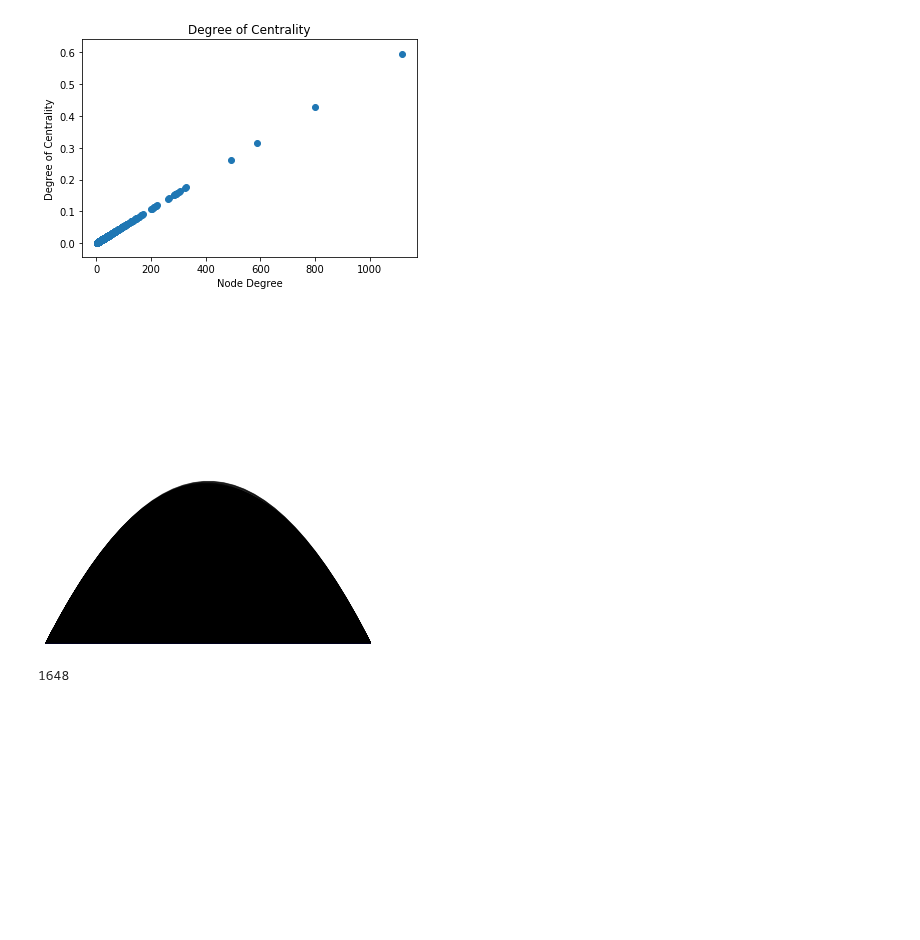
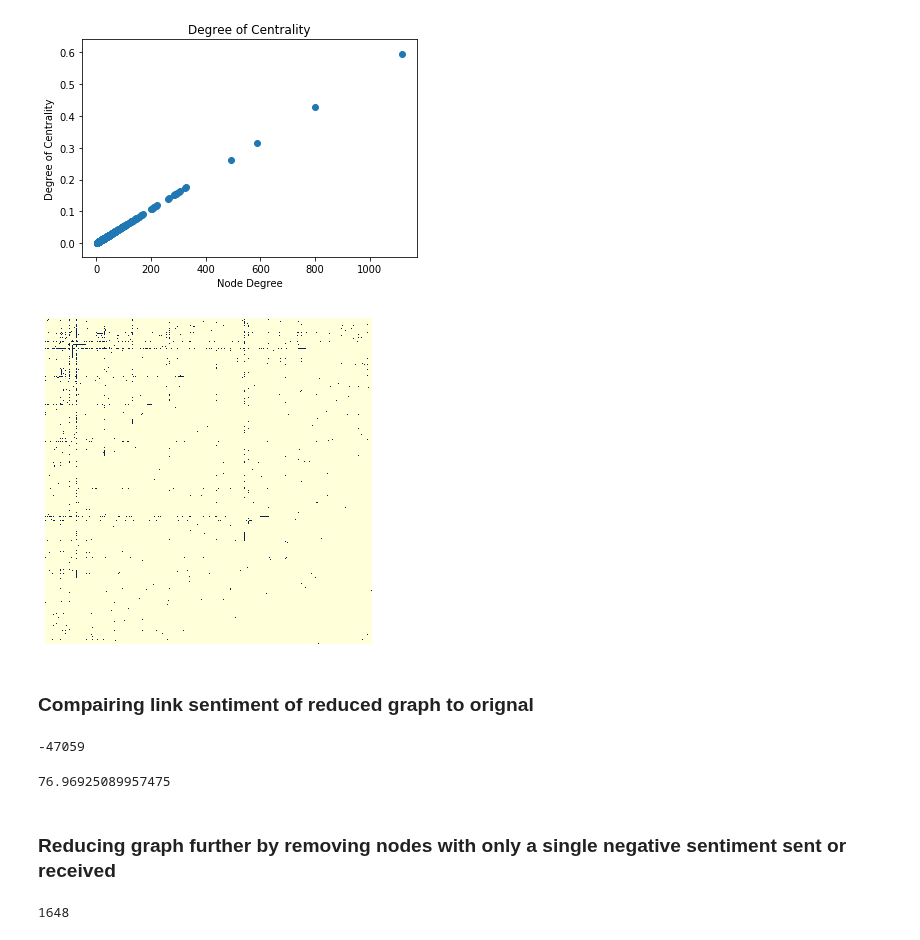
Before and after one commit to maliakber/algorithm-data-model-csc-501, a Jupyter notebook: source/assignment-3/assignment-3-jupnote-maybins.ipynb, the cells around one changed output. Saved outputs shown, nothing was run; the diff lists cells and outputs as text; code cells hidden in the pictures; blank space fills up the shorter version.

```diff
--- a/source/assignment-3/assignment-3-jupnote-maybins.ipynb
+++ b/source/assignment-3/assignment-3-jupnote-maybins.ipynb
@@ -143,10 +204,25 @@ plt.ylabel("Degree of Centrality")
 Text(0, 0.5, 'Degree of Centrality')
 [figure]
 # %%
-gf = nv.ArcPlot(N)
+gf = nv.MatrixPlot(N)
 gf.draw()
 # %% [output]
-[figure, old version]
+[figure, new version]
+# %% [markdown]
+### Compairing link sentiment of reduced graph to orignal
+# %%
+neg_sent = 0
+for x,y,d in N.edges(data=True):
+    neg_sent = neg_sent + d['LINK_SENTIMENT']
+neg_sent
+# %% [output]
+-47059
+# %%
+neg_sent/Total*100
+# %% [output]
+76.96925089957475
+# %% [markdown]
+### Reducing graph further by removing nodes with only a single negative sentiment sent or received
 # %%
 copy_sentiment_to_node(N)
 nodes = mark_nodes_by_repetition(N,-1)
```
Also changed, not shown: parts of 52 cells of this notebook.
